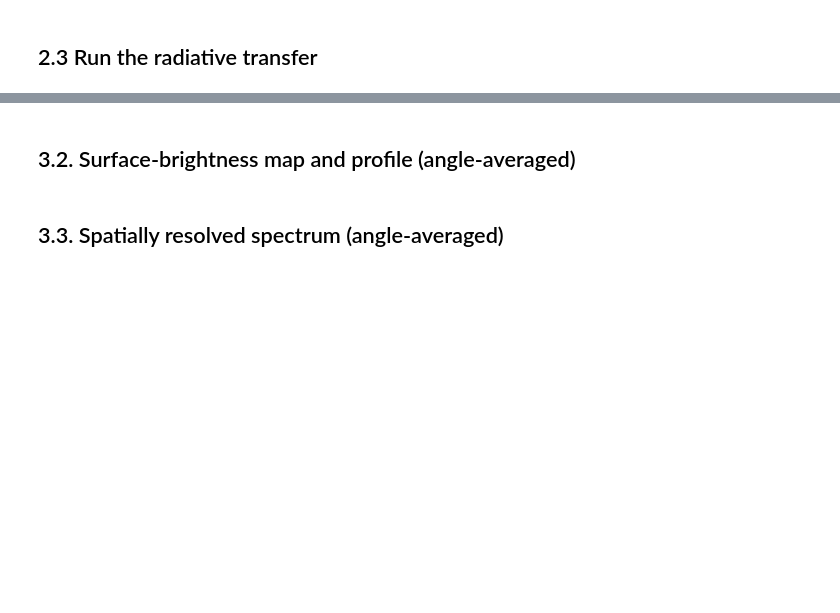
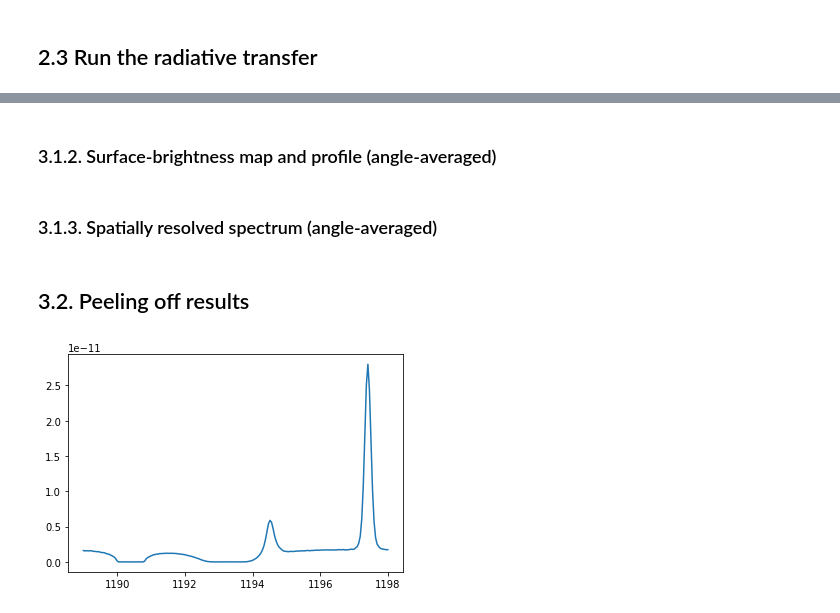
Before and after one commit to Supriyosaha1/Department_project-II, a Jupyter notebook: tutorials/tutorial_1/Tuturial-1.ipynb, the cells around one changed output, grey strips where cells are left out. Cells and saved outputs as stored; diff of their text form; code cells hidden in the pictures; blank space fills up the shorter version.

Commit message:
WIP. Updated tutorial 1 with peeling-off mocks. A weird feature appears (though only for regular grids at level max =2 ... see notebook.

```diff
--- a/tutorials/tutorial_1/Tuturial-1.ipynb
+++ b/tutorials/tutorial_1/Tuturial-1.ipynb
@@ -228,4 +278,13 @@ plt.show()
 # %% [markdown]
-## 3.2. Surface-brightness map and profile (angle-averaged)
+### 3.1.2. Surface-brightness map and profile (angle-averaged)
 # %% [markdown]
-## 3.3. Spatially resolved spectrum (angle-averaged)
+### 3.1.3. Spatially resolved spectrum (angle-averaged)
+# %% [markdown]
+## 3.2. Peeling off results
+# %%
+from mocks import mockobs
+m = mockobs('./','mock','./ppic.dat',load_spectrum=True,load_image=True)
+# %%
+m.show_spectrum()
+# %% [output]
+[figure, added]
```
Also changed, not shown: parts of 18 cells of this notebook, 1 other file.
